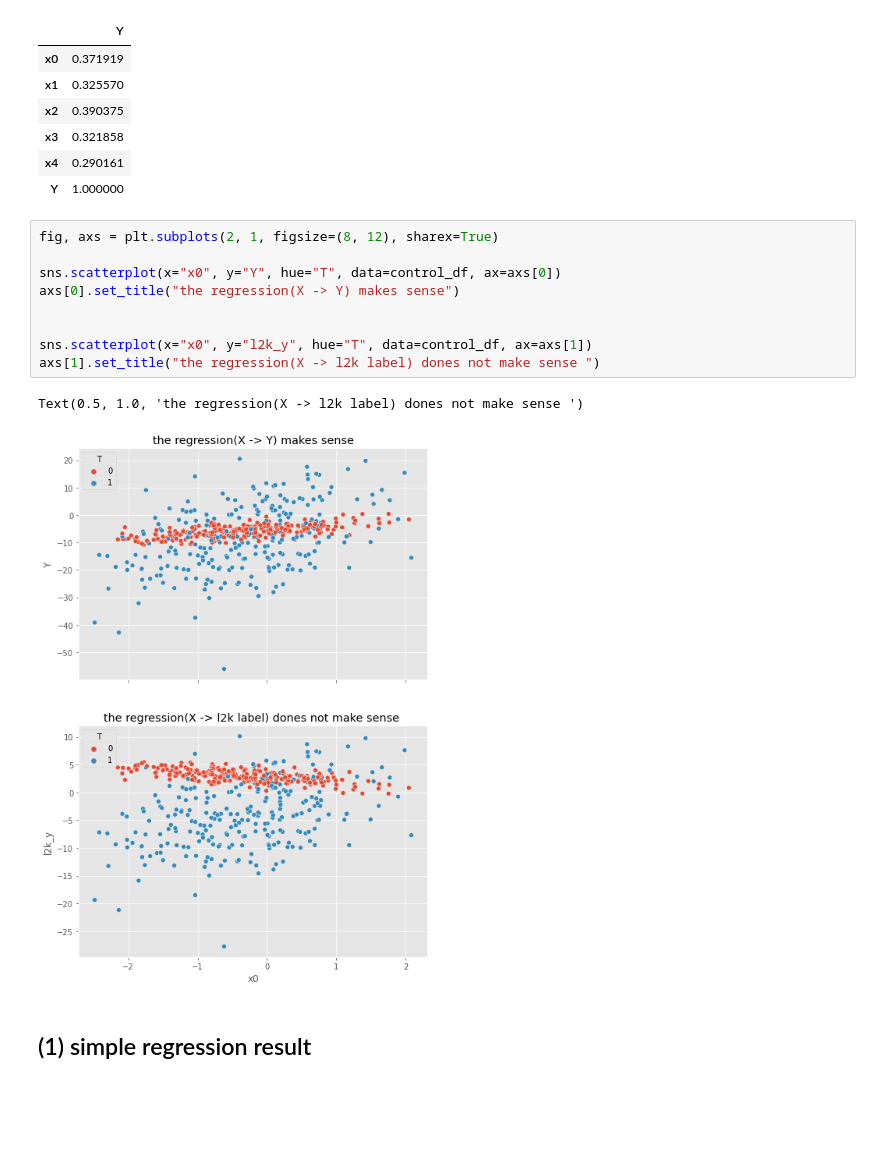
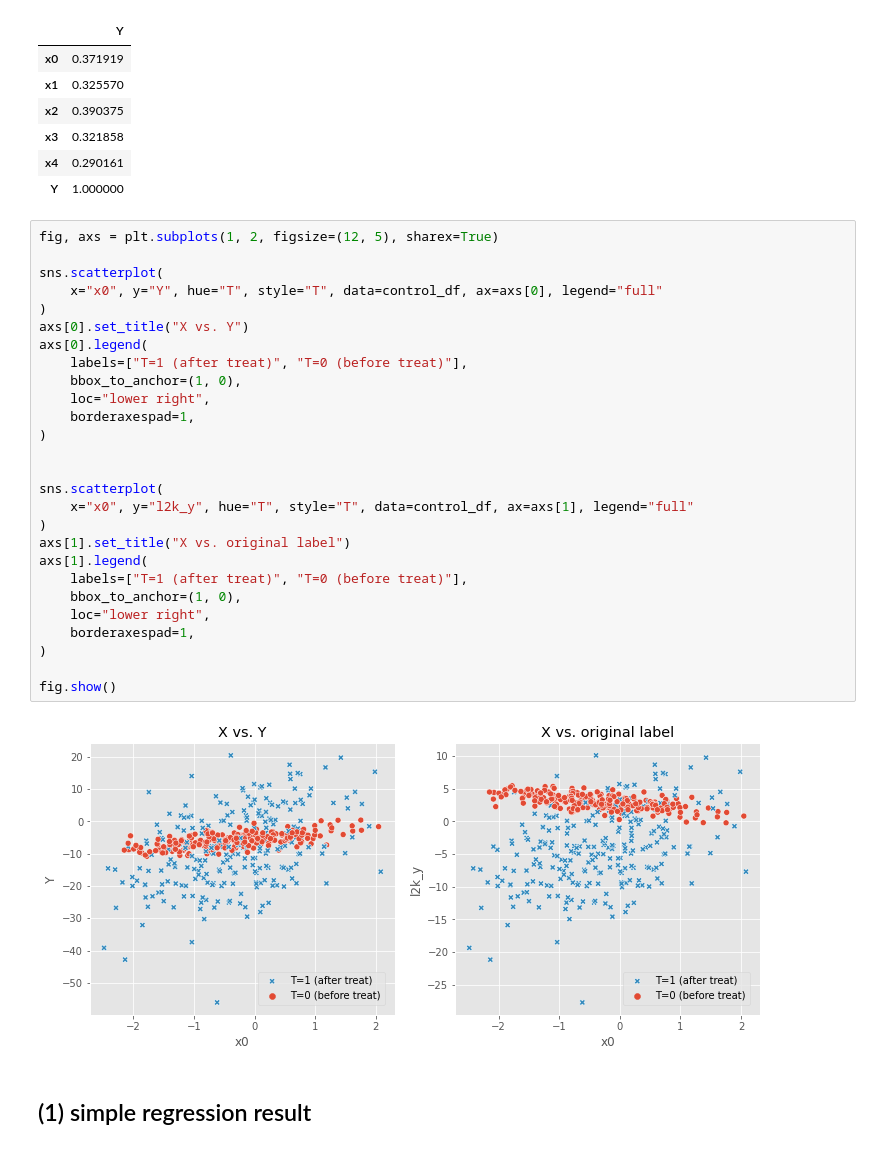
Before and after one commit to MasaAsami/modified_DMLDiD_RCS, a Jupyter notebook: notebooks/Why_original_l2kmodel_is_wrong.ipynb, the cells around one changed output. Saved outputs shown, nothing was run; the diff lists cells and outputs as text; blank space fills up the shorter version.

```diff
--- a/notebooks/Why_original_l2kmodel_is_wrong.ipynb
+++ b/notebooks/Why_original_l2kmodel_is_wrong.ipynb
@@ -76,17 +77,34 @@ control_df[X_cols + ["Y"]].corr()[["Y"]]
 | x4 | 0.290161 |
 | Y | 1.000000 |
 # %%
-fig, axs = plt.subplots(2, 1, figsize=(8, 12), sharex=True)
+fig, axs = plt.subplots(1, 2, figsize=(12, 5), sharex=True)
 
-sns.scatterplot(x="x0", y="Y", hue="T", data=control_df, ax=axs[0])
-axs[0].set_title("the regression(X -> Y) makes sense")
+sns.scatterplot(
+    x="x0", y="Y", hue="T", style="T", data=control_df, ax=axs[0], legend="full"
+)
+axs[0].set_title("X vs. Y")
+axs[0].legend(
+    labels=["T=1 (after treat)", "T=0 (before treat)"],
+    bbox_to_anchor=(1, 0),
+    loc="lower right",
+    borderaxespad=1,
+)
 
 
-sns.scatterplot(x="x0", y="l2k_y", hue="T", data=control_df, ax=axs[1])
-axs[1].set_title("the regression(X -> l2k label) dones not make sense ")
+sns.scatterplot(
+    x="x0", y="l2k_y", hue="T", style="T", data=control_df, ax=axs[1], legend="full"
+)
+axs[1].set_title("X vs. original label")
+axs[1].legend(
+    labels=["T=1 (after treat)", "T=0 (before treat)"],
+    bbox_to_anchor=(1, 0),
+    loc="lower right",
+    borderaxespad=1,
+)
+
+fig.show()
 # %% [output]
-Text(0.5, 1.0, 'the regression(X -> l2k label) dones not make sense ')
-[figure, old version]
+[figure, new version]
 # %% [markdown]
 ## (1) simple regression result
 # %%
```
Also changed, not shown: parts of 4 cells of this notebook, 7 other files.
